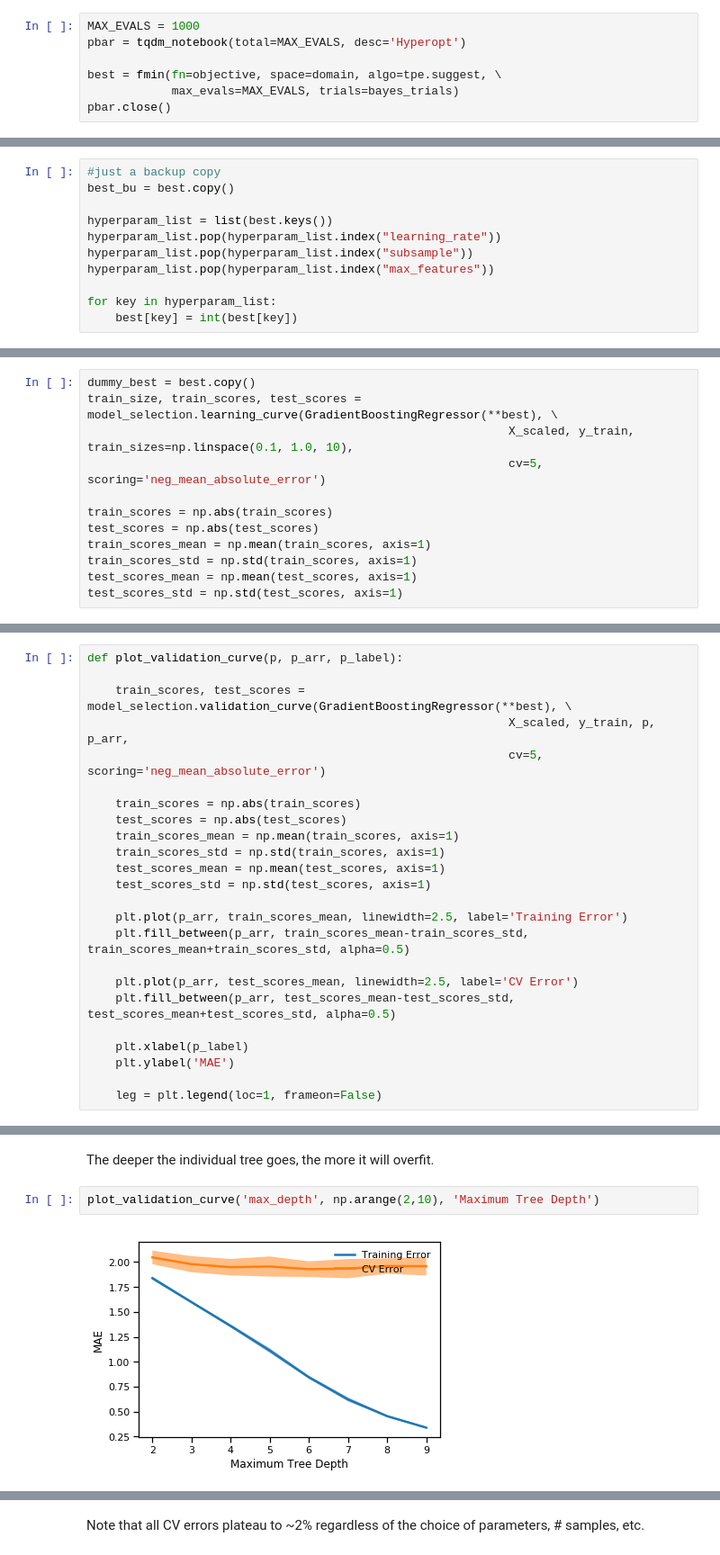
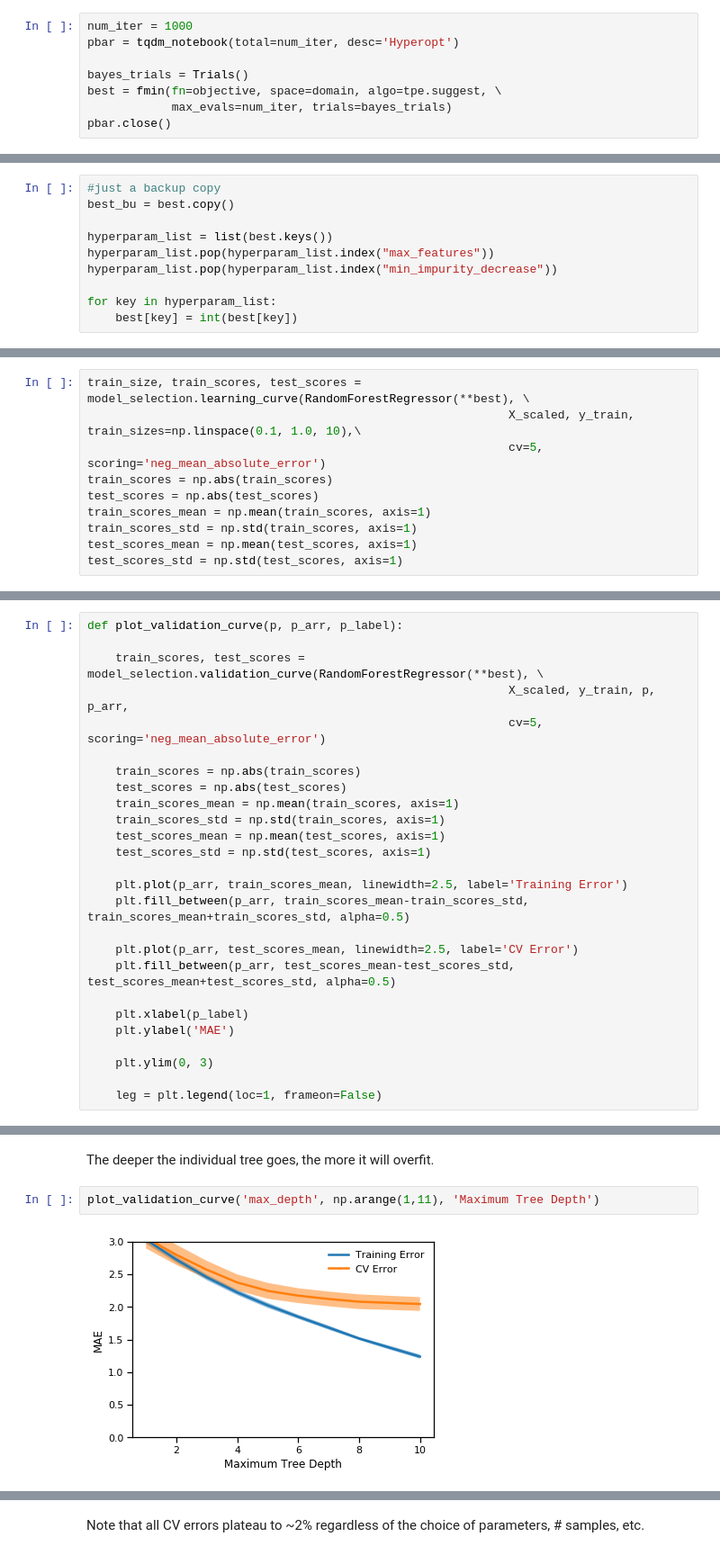
Before and after one commit to jieunchoi/food_env_atlas, a Jupyter notebook: FEA.ipynb, the cells around one changed output, grey strips where cells are left out. Shown at 90% size. Drawn from its saved outputs; the diff is of its cells as text.

```diff
--- a/FEA.ipynb
+++ b/FEA.ipynb
@@ -881,8 +922,9 @@ bayes_trials = Trials()
 # %%
-MAX_EVALS = 1000
-pbar = tqdm_notebook(total=MAX_EVALS, desc='Hyperopt')
+num_iter = 1000
+pbar = tqdm_notebook(total=num_iter, desc='Hyperopt')
 
+bayes_trials = Trials()
 best = fmin(fn=objective, space=domain, algo=tpe.suggest, \
-            max_evals=MAX_EVALS, trials=bayes_trials)
+            max_evals=num_iter, trials=bayes_trials)
 pbar.close()
 # %% [output]
@@ -894,9 +936,8 @@ Hyperopt returns the parameters as floats, so convert the relevant ones back to
 best_bu = best.copy()
 
 hyperparam_list = list(best.keys())
-hyperparam_list.pop(hyperparam_list.index("learning_rate"))
-hyperparam_list.pop(hyperparam_list.index("subsample"))
 hyperparam_list.pop(hyperparam_list.index("max_features"))
+hyperparam_list.pop(hyperparam_list.index("min_impurity_decrease"))
 
 for key in hyperparam_list:
     best[key] = int(best[key])
@@ -925,11 +967,9 @@ Text(0, 0.5, 'loss')
 ## Learning Curve
 Before we move on to deploying the best model, let's construct a learning curve to examinie the bias-variance trade-off.
 # %%
-dummy_best = best.copy()
-train_size, train_scores, test_scores = model_selection.learning_curve(GradientBoostingRegressor(**best), \
-                                                            X_scaled, y_train, train_sizes=np.linspace(0.1, 1.0, 10),
+train_size, train_scores, test_scores = model_selection.learning_curve(RandomForestRegressor(**best), \
+                                                            X_scaled, y_train, train_sizes=np.linspace(0.1, 1.0, 10),\
                                                             cv=5, scoring='neg_mean_absolute_error')
-
 train_scores = np.abs(train_scores)
 test_scores = np.abs(test_scores)
 train_scores_mean = np.mean(train_scores, axis=1)
@@ -959,7 +999,7 @@ We will also plot the validation curve for a few hyperparameters.
 # %%
 def plot_validation_curve(p, p_arr, p_label):
 
-    train_scores, test_scores = model_selection.validation_curve(GradientBoostingRegressor(**best), \
+    train_scores, test_scores = model_selection.validation_curve(RandomForestRegressor(**best), \
                                                             X_scaled, y_train, p, p_arr,
                                                             cv=5, scoring='neg_mean_absolute_error')
 
@@ -979,5 +1019,7 @@ def plot_validation_curve(p, p_arr, p_label):
     plt.xlabel(p_label)
     plt.ylabel('MAE')
 
+    plt.ylim(0, 3)
+
     leg = plt.legend(loc=1, frameon=False)
 # %% [markdown]
@@ -996,6 +1031,6 @@ plt.xscale('log')
 # %% [markdown]
 The deeper the individual tree goes, the more it will overfit.
 # %%
-plot_validation_curve('max_depth', np.arange(2,10), 'Maximum Tree Depth')
+plot_validation_curve('max_depth', np.arange(1,11), 'Maximum Tree Depth')
 # %% [output]
-[figure, old version]
+[figure, new version]
```
Also changed, not shown: parts of 100 cells of this notebook, 4 other files.
